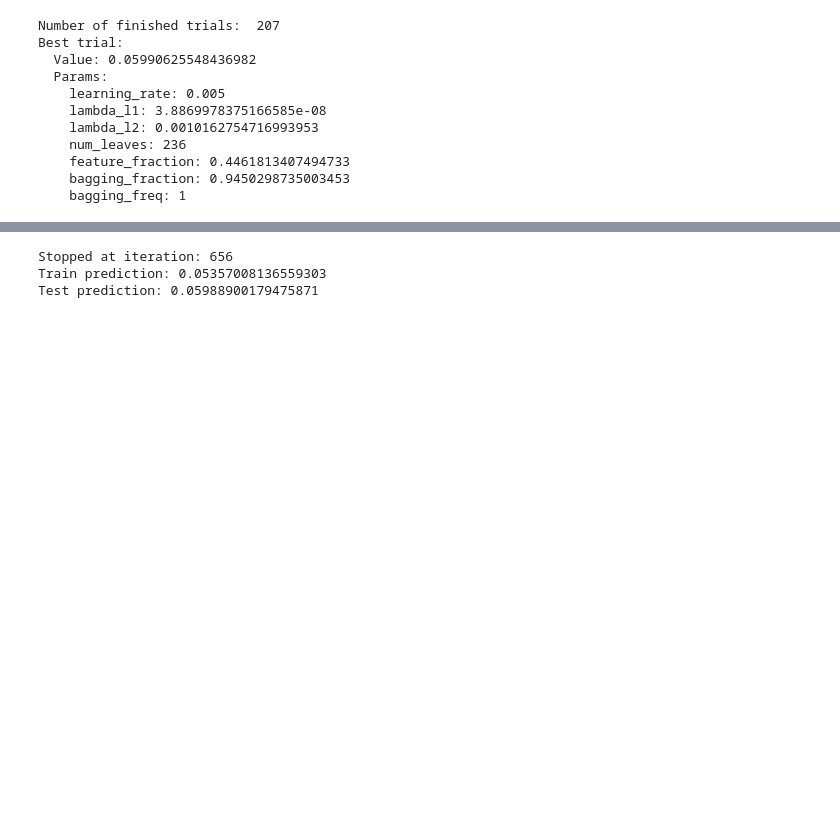
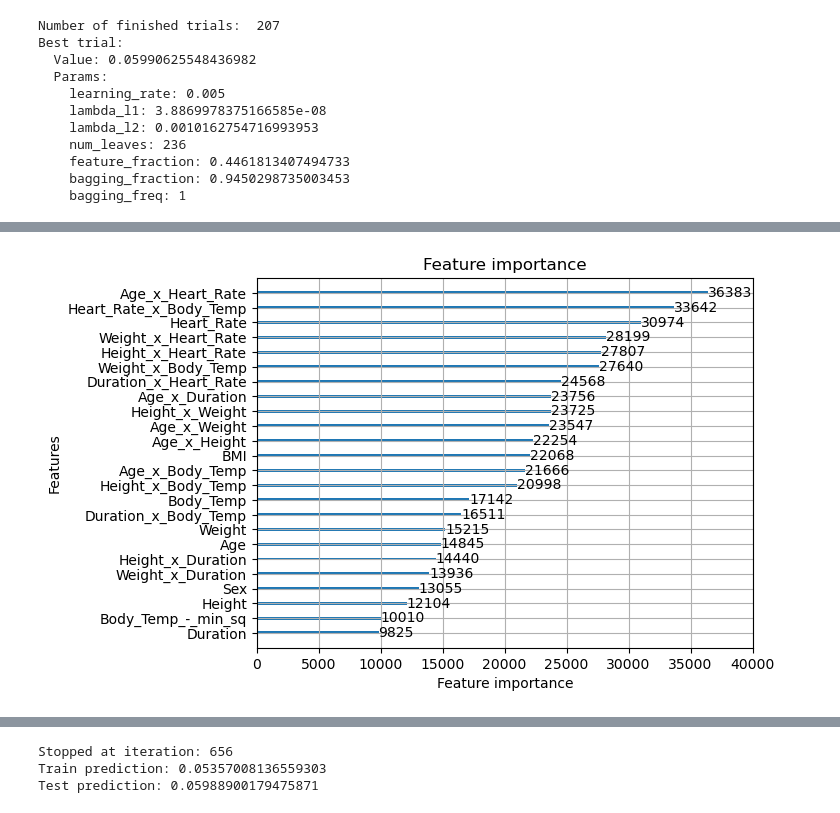
Before and after one commit to ElliotBlackstone/S25_Predict_Calories, a Jupyter notebook: calorie_lightGBM.ipynb, the cells around one changed output, grey strips where cells are left out. Saved outputs shown, nothing was run; the diff lists cells and outputs as text; code cells hidden in the pictures; blank space fills up the shorter version.

```diff
--- a/calorie_lightGBM.ipynb
+++ b/calorie_lightGBM.ipynb
@@ -174,3 +174,84 @@ Best trial:
     bagging_freq: 1
 # %%
 optuna.delete_study(study_name='CV_3_early_stop', storage="sqlite:///lgbm.db")
+# %%
+# Kaggle score 0.05927 pub, 0.05752 priv, lgb_prediction_26.csv
+
+# Best trial:
+#   Value: 0.05990625548436982
+#   Params:
+#     learning_rate: 0.005
+#     lambda_l1: 3.8869978375166585e-08
+#     lambda_l2: 0.0010162754716993953
+#     num_leaves: 236
+#     feature_fraction: 0.4461813407494733
+#     bagging_fraction: 0.9450298735003453
+#     bagging_freq: 1
+
+
+y = np.log1p(train['Calories'])
+X = add_feats(train, numerical_features)
+
+# train/test split
+X_train, X_test, y_train, y_test = train_test_split(X, y, test_size=0.2, random_state=724)
+
+dtrain = lgb.Dataset(X_train, label=y_train)
+dtest = lgb.Dataset(X_test, label=y_test)
+
+# Define parameters
+params = {
+    'learning_rate': 0.005,
+    'subsample': 0.8,
+    'lambda_l1': 3.8869978375166585e-08,
+    'lambda_l2': 0.0010162754716993953,
+    'num_leaves': 236,
+    'feature_fraction': 0.4461813407494733,
+    'bagging_fraction': 0.9450298735003453,
+    'bagging_freq': 1,
+    #'min_child_samples': 16,
+    'objective': 'regression',
+    'metric': 'rmse',
+    'boosting_type': 'gbdt',
+}
+
+# Initialize and train the model with the suggested hyperparameters
+model = lgb.train(params, dtrain, num_boost_round=4000,
+                    valid_sets=dtest,
+                    callbacks=[lgb.early_stopping(stopping_rounds=40, verbose=False)])
+
+print("Stopped at iteration:", model.best_iteration)
+
+# Make predictions
+train_pred = model.predict(X_train, num_iteration=model.best_iteration)
+test_pred = model.predict(X_test, num_iteration=model.best_iteration)
+
+# Ensure non-negative predictions (important for RMSLE)
+train_pred[train_pred < 0] = 1
+train_pred[train_pred > 320] = 300
+test_pred[test_pred < 0] = 1
+test_pred[test_pred > 320] = 300
+
+print("Train prediction:", rmse(train_pred, y_train))
+print("Test prediction:", rmse(test_pred, y_test))
+
+lgb.plot_importance(model)
+plt.show()
+
+
+
+# make the submission file!
+pred = model.predict(add_feats(test, numerical_features), num_iteration=model.best_iteration)
+
+submission = pd.DataFrame()
+
+submission['id'] = np.arange(len(test))+750000
+submission['Calories'] = np.expm1(pred)
+submission.loc[submission['Calories'] < 0, 'Calories'] = 1
+submission.loc[submission['Calories'] > 320, 'Calories'] = 300
+
+submission.to_csv("lgb_prediction_26.csv", index=False)
+
+print(submission.head())
+print()
+print(submission['Calories'].describe())
+# %% [output]
@@ -176,0 +270 @@ optuna.delete_study(study_name='CV_3_early_stop', storage="sqlite:///lgbm.db")
+[figure, added]
```
Also changed, not shown: parts of 1 cell of this notebook, 9 other files.
